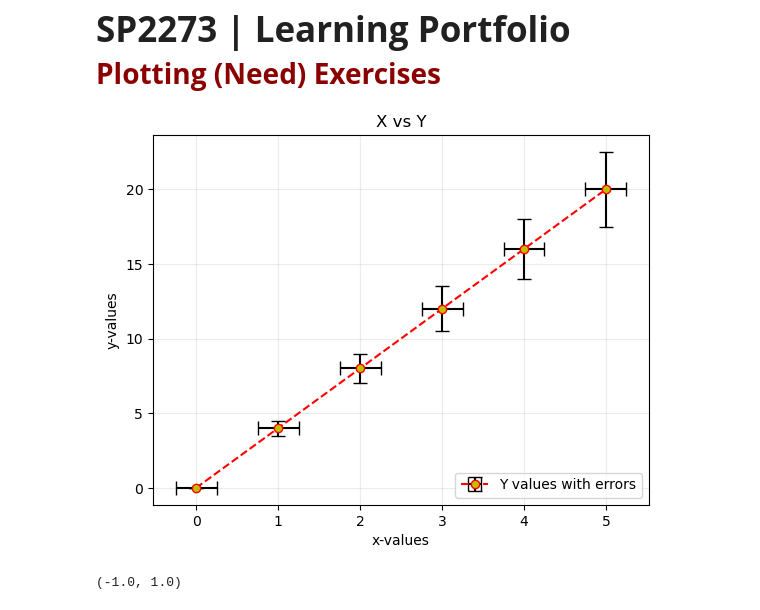
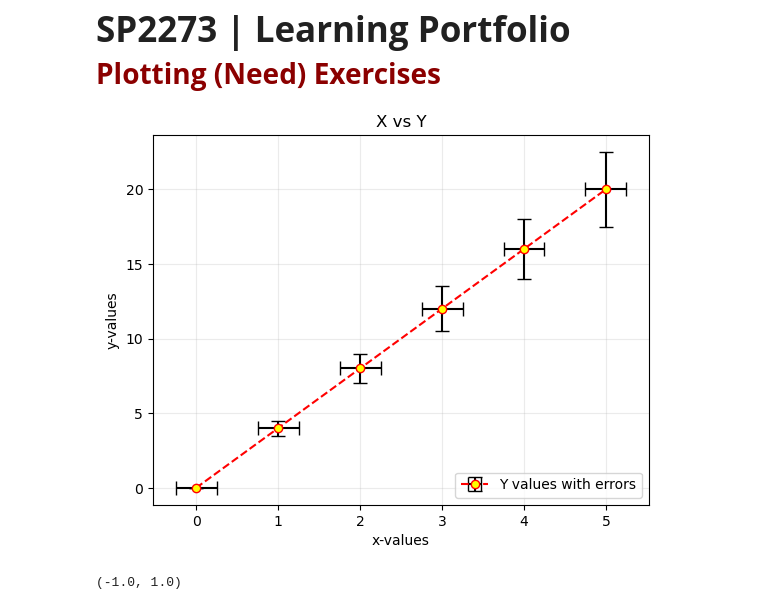
Before and after one commit to SPS-SP2273/learning-portfolio-2024-aug-yeeyinnn, a Jupyter notebook: 7.2_plotting__exercises/plotting_(need)_exercises.ipynb, the cells around one changed output. Saved outputs shown, nothing was run; the diff lists cells and outputs as text; code cells hidden in the pictures.

Commit message:
READY FOR REVIEW resolved_plotting_need

```diff
--- a/7.2_plotting__exercises/plotting_(need)_exercises.ipynb
+++ b/7.2_plotting__exercises/plotting_(need)_exercises.ipynb
@@ -3,25 +3,25 @@
 # %%
 import matplotlib.pyplot as plt
 x = [0, 1, 2, 3, 4, 5]
 y = [0, 4, 8, 12, 16, 20]
 y_err = [0.0, 0.5, 1.0, 1.5, 2.0, 2.5]
 x_err = .25
 
 plt.errorbar(x, y,
              xerr=x_err, yerr=y_err,
              color= 'r', linestyle='--',
              marker='o',
-             markerfacecolor='y',
+             markerfacecolor='yellow',
              ecolor='k',capsize=5,
              label='Y values with errors')
 plt.xlabel('x-values')
 plt.ylabel('y-values')
 plt.title('X vs Y')
 plt.grid(alpha=.25)
 plt.legend(loc='lower right')
 plt.show()
 # %% [output]
-[figure, old version]
+[figure, new version]
 # %%
 import matplotlib.pyplot as plt
 import numpy as np
```
